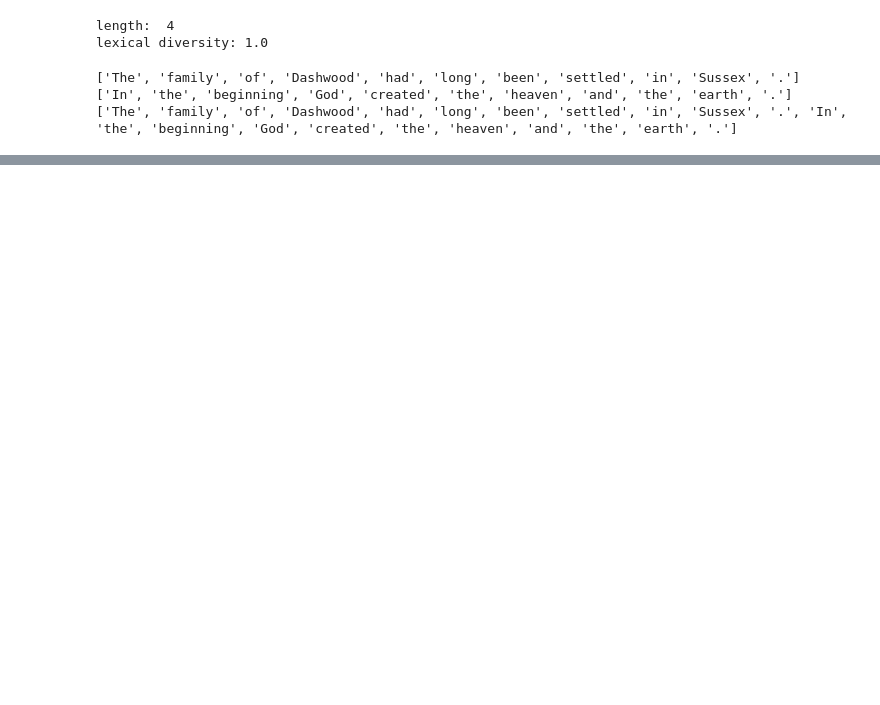
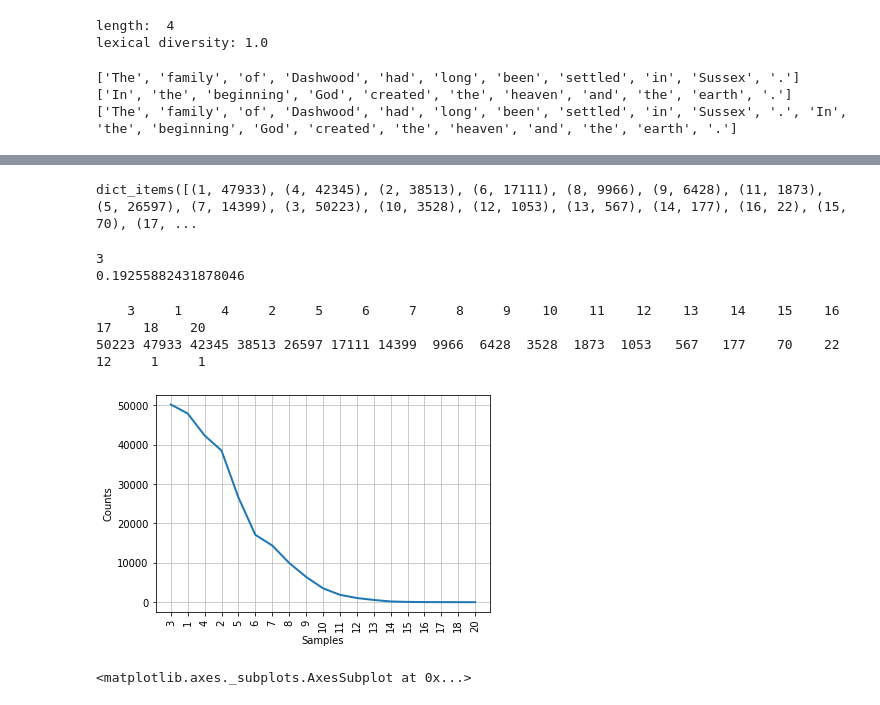
Before and after one commit to SmilodonCub/ReadingLearningTinkering, a Jupyter notebook: NLP_wPython/NLP_wPython.ipynb, the cells around one changed output, grey strips where cells are left out. Drawn from its saved outputs; the diff is of its cells as text; code cells hidden in the pictures; blank space fills up the shorter version.

```diff
--- a/NLP_wPython/NLP_wPython.ipynb
+++ b/NLP_wPython/NLP_wPython.ipynb
@@ -253,0 +518,23 @@ print( newPrint )
+# %%
+#look at the distribution of word lengths in a text
+fdist2 = FreqDist( [ len(w) for w in text1 ] )
+fdist2.items()
+# %% [output]
+dict_items([(1, 47933), (4, 42345), (2, 38513), (6, 17111), (8, 9966), (9, 6428), (11, 1873), (5, 26597), (7, 14399), (3, 50223), (10, 3528), (12, 1053), (13, 567), (14, 177), (16, 22), (15, 70), (17, ...
+# %%
+fdmax = fdist2.max()
+print( fdmax )
+print( fdist2.freq( fdmax ) )
+# %% [output]
+3
+0.19255882431878046
+# %%
+fdist2.tabulate()
+# %% [output]
+    3     1     4     2     5     6     7     8     9    10    11    12    13    14    15    16    17    18    20
+50223 47933 42345 38513 26597 17111 14399  9966  6428  3528  1873  1053   567   177    70    22    12     1     1
+# %%
+fdist2.plot()
+# %% [output]
+[figure, added]
+<matplotlib.axes._subplots.AxesSubplot at 0x...>
```
Also changed, not shown: parts of 26 cells of this notebook.
